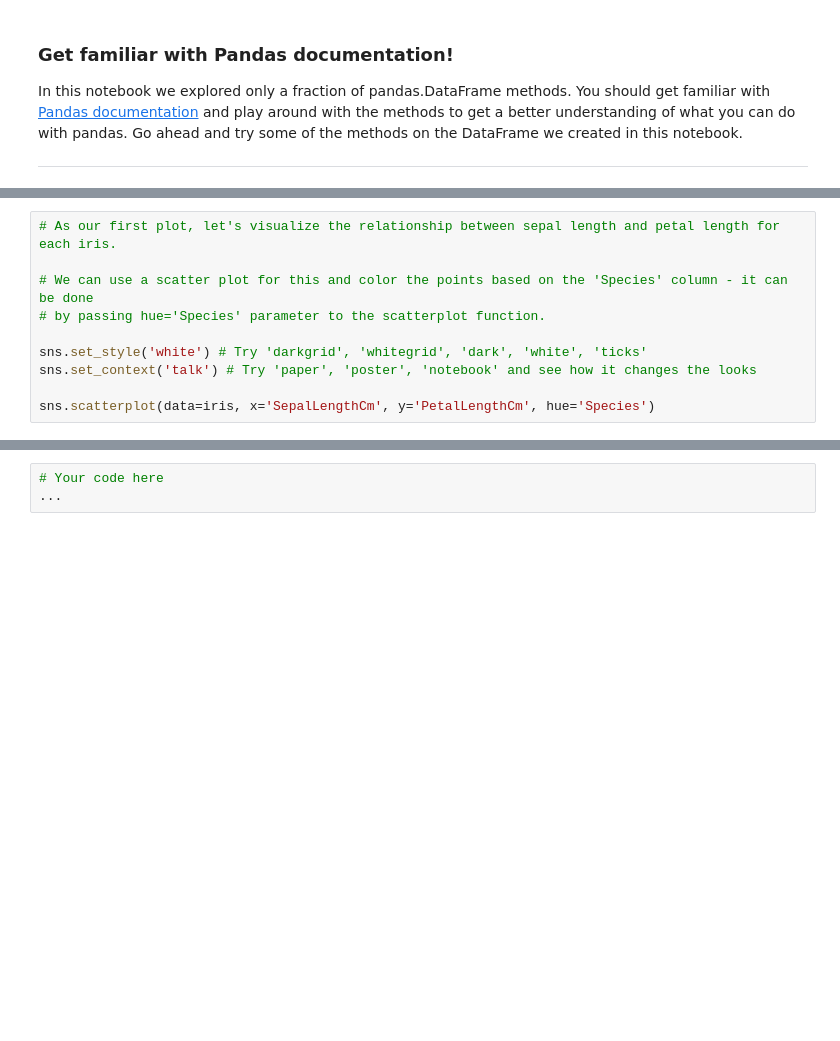
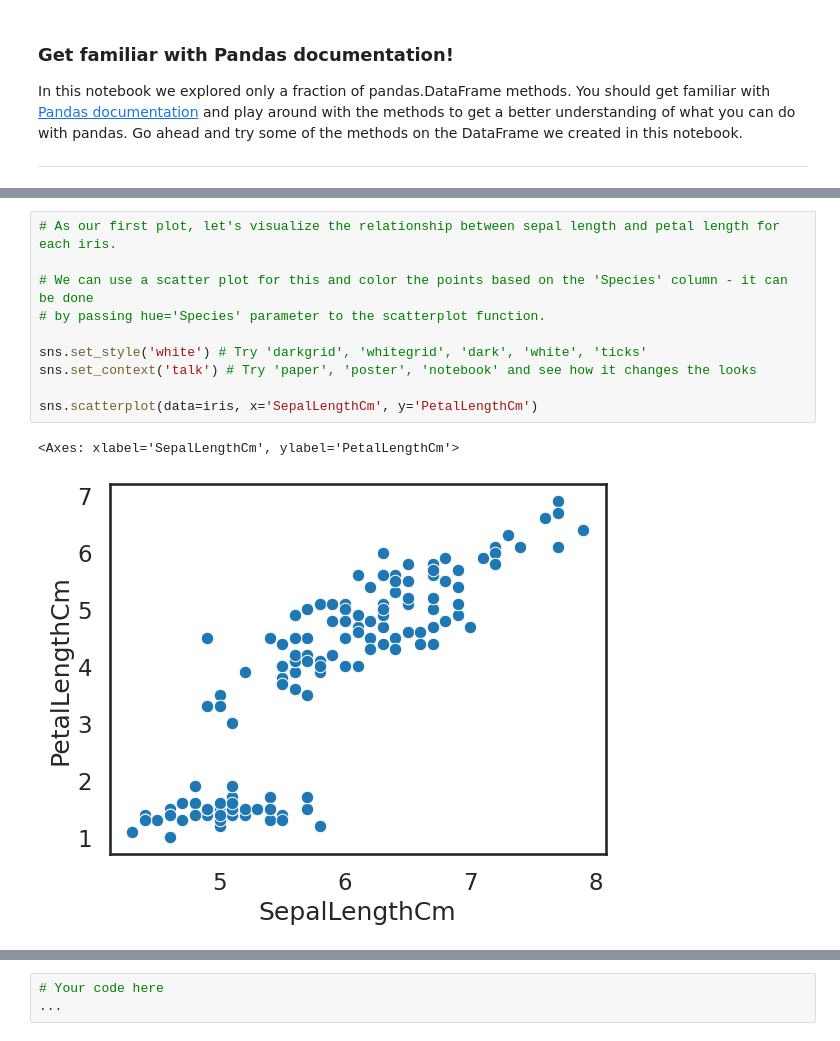
Before and after one commit to hubertrybka/pum-24, a Jupyter notebook: lab3-1.ipynb, the cells around one changed output, grey strips where cells are left out. Drawn from its saved outputs; the diff is of its cells as text; blank space fills up the shorter version.

```diff
--- a/lab3-1.ipynb
+++ b/lab3-1.ipynb
@@ -198,10 +215,13 @@ print(varieties)
 # %%
 # As our first plot, let's visualize the relationship between sepal length and petal length for each iris.
 
 # We can use a scatter plot for this and color the points based on the 'Species' column - it can be done
 # by passing hue='Species' parameter to the scatterplot function.
 
 sns.set_style('white') # Try 'darkgrid', 'whitegrid', 'dark', 'white', 'ticks'
 sns.set_context('talk') # Try 'paper', 'poster', 'notebook' and see how it changes the looks
 
-sns.scatterplot(data=iris, x='SepalLengthCm', y='PetalLengthCm', hue='Species')
+sns.scatterplot(data=iris, x='SepalLengthCm', y='PetalLengthCm')
+# %% [output]
+<Axes: xlabel='SepalLengthCm', ylabel='PetalLengthCm'>
+[figure, added]
```
Also changed, not shown: parts of 21 cells of this notebook, 6 other files.
